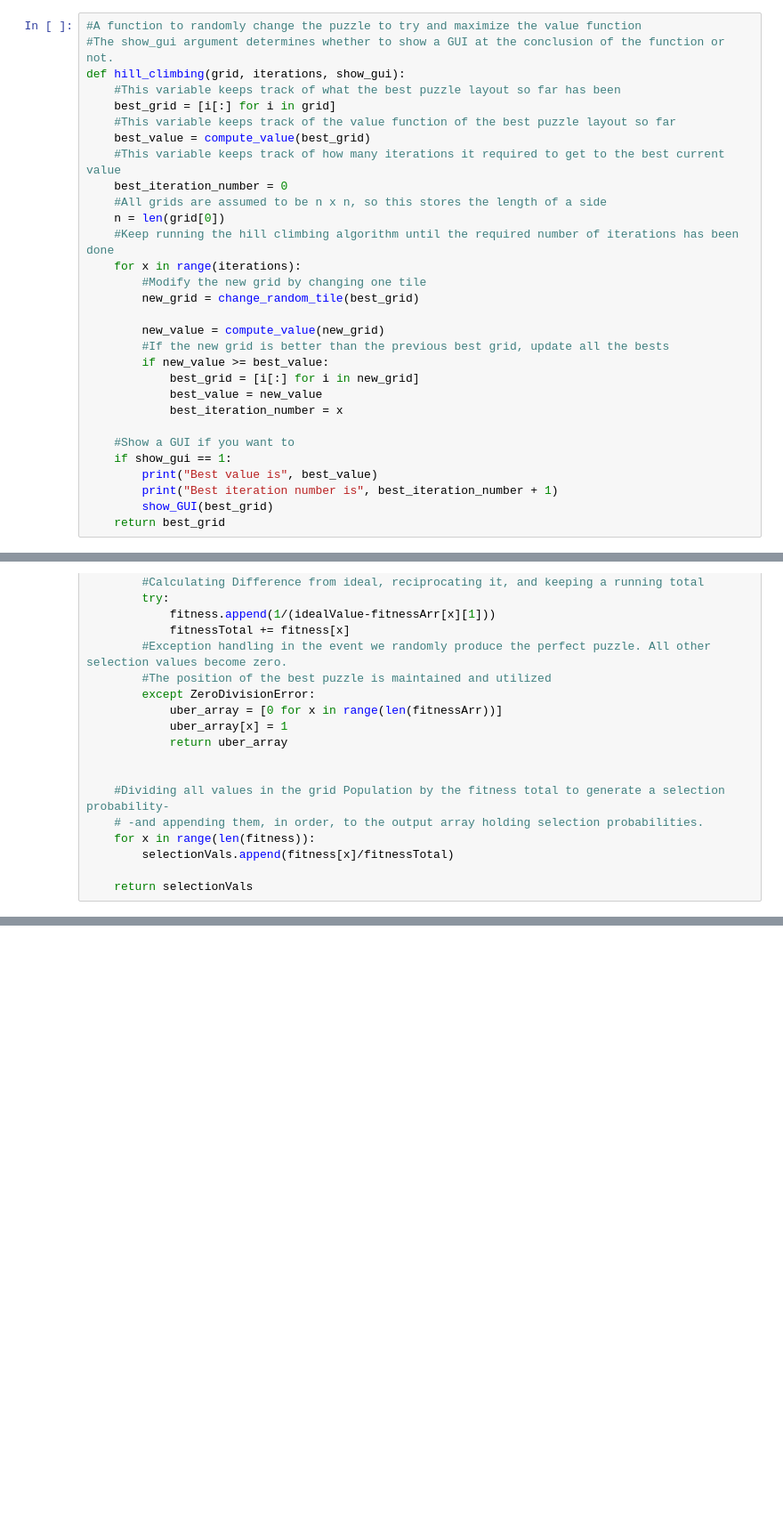
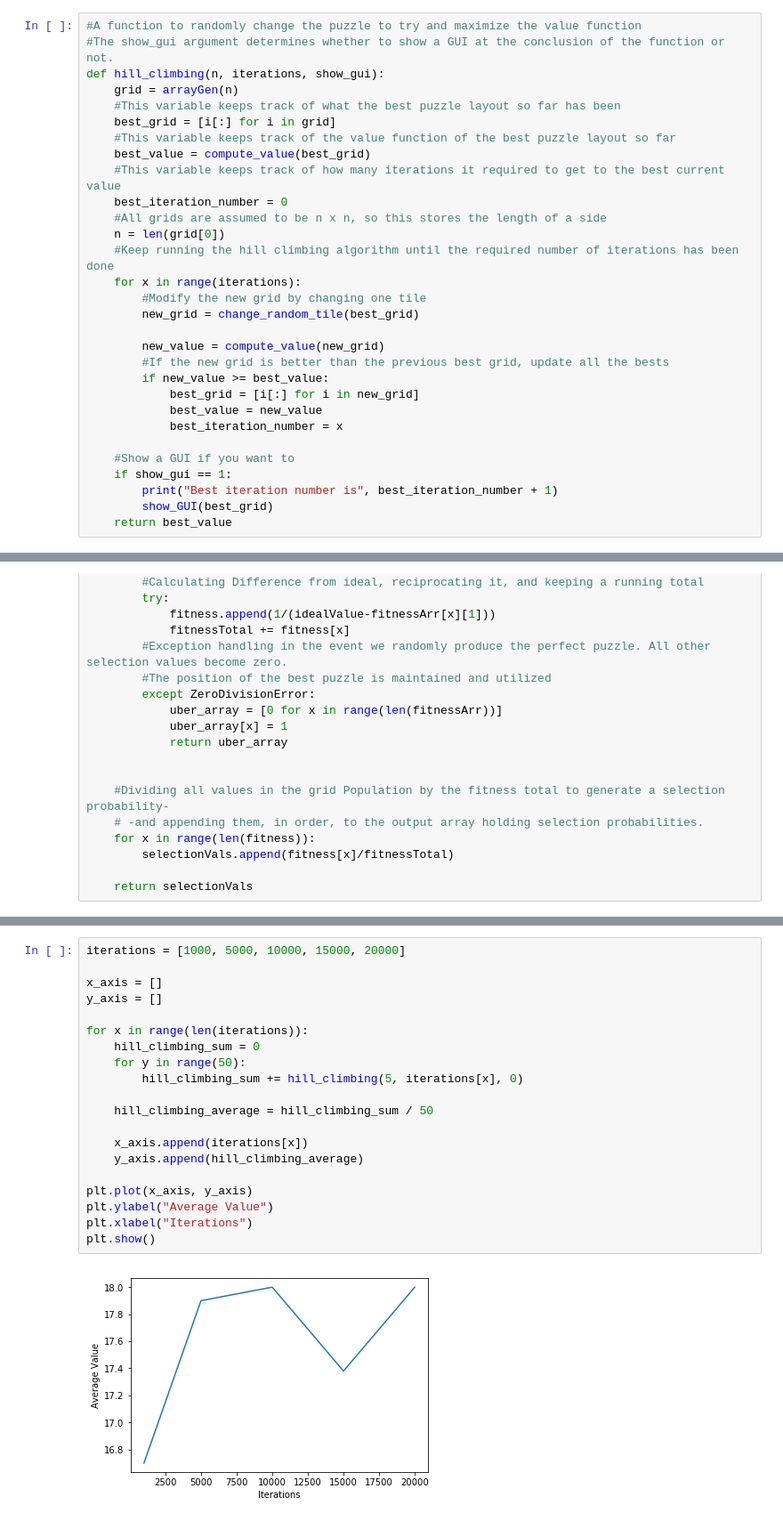
Before and after one commit to kevinpei/ai440, a Jupyter notebook: assignment_1/assignment_1.ipynb, the cells around one changed output, grey strips where cells are left out. Shown: that part at 89% size. Saved outputs shown, nothing was run; the diff lists cells and outputs as text; blank space fills up the shorter version.

```diff
--- a/assignment_1/assignment_1.ipynb
+++ b/assignment_1/assignment_1.ipynb
@@ -178,7 +178,8 @@ def change_random_tile(grid):
 # %%
 #A function to randomly change the puzzle to try and maximize the value function
 #The show_gui argument determines whether to show a GUI at the conclusion of the function or not.
-def hill_climbing(grid, iterations, show_gui):
+def hill_climbing(n, iterations, show_gui):
+    grid = arrayGen(n)
     #This variable keeps track of what the best puzzle layout so far has been
     best_grid = [i[:] for i in grid]
     #This variable keeps track of the value function of the best puzzle layout so far
@@ -201,10 +202,9 @@ def hill_climbing(grid, iterations, show_gui):
 
     #Show a GUI if you want to
     if show_gui == 1:
-        print("Best value is", best_value)
         print("Best iteration number is", best_iteration_number + 1)
         show_GUI(best_grid)
-    return best_grid
+    return best_value
 # %%
 #A function to perform hill climbing with random restarts. The parameters are the size of the side of the grid,
 #the number of iterations per hill climb, and how many times to restart.
@@ -520,0 +466,22 @@ print(selection(testDict))
+# %%
+iterations = [1000, 5000, 10000, 15000, 20000]
+
+x_axis = []
+y_axis = []
+
+for x in range(len(iterations)):
+    hill_climbing_sum = 0
+    for y in range(50):
+        hill_climbing_sum += hill_climbing(5, iterations[x], 0)
+
+    hill_climbing_average = hill_climbing_sum / 50
+
+    x_axis.append(iterations[x])
+    y_axis.append(hill_climbing_average)
+
+plt.plot(x_axis, y_axis)
+plt.ylabel("Average Value")
+plt.xlabel("Iterations")
+plt.show()
+# %% [output]
+[figure, added]
```
Also changed, not shown: parts of 14 cells of this notebook.
